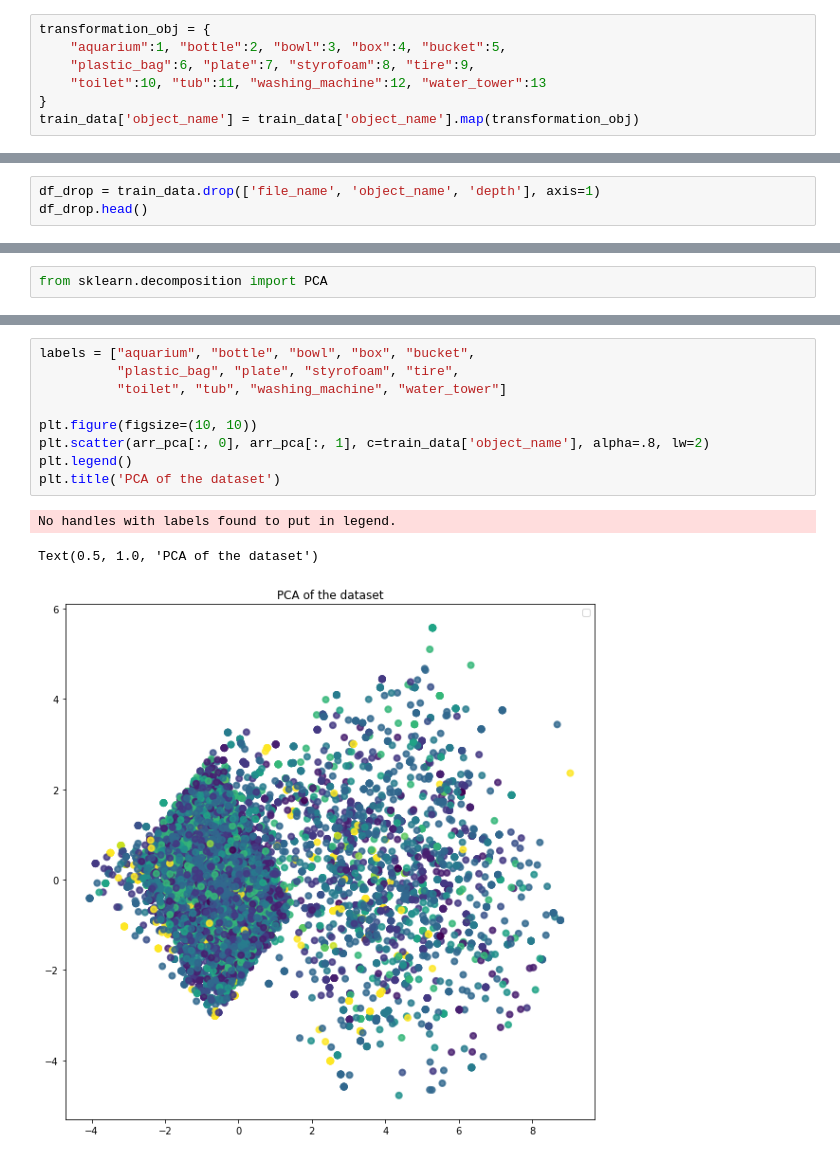
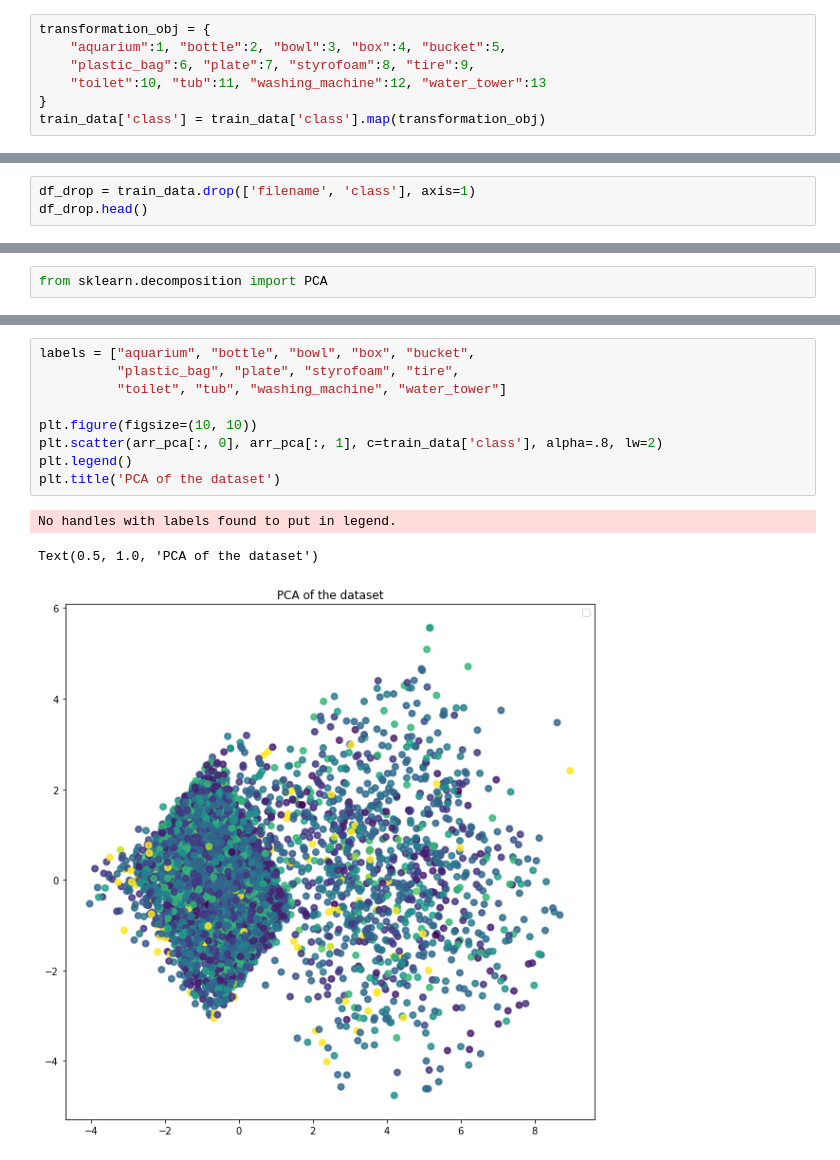
Before and after one commit to ChongMingWei/ICIP_Dengue_fever, a Jupyter notebook: DataAnalysis.ipynb, the cells around one changed output, grey strips where cells are left out. Saved outputs shown, nothing was run; the diff lists cells and outputs as text.

Commit message:
Upload DataAnalysis with new csv

```diff
--- a/DataAnalysis.ipynb
+++ b/DataAnalysis.ipynb
@@ -32,7 +32,7 @@ transformation_obj = {
     "plastic_bag":6, "plate":7, "styrofoam":8, "tire":9,
     "toilet":10, "tub":11, "washing_machine":12, "water_tower":13
 }
-train_data['object_name'] = train_data['object_name'].map(transformation_obj)
+train_data['class'] = train_data['class'].map(transformation_obj)
 # %%
 #checking the NA values
 train_data.isna().sum()
@@ -106,5 +114,5 @@ Name: object_name, dtype: int64
 # %%
-df_drop = train_data.drop(['file_name', 'object_name', 'depth'], axis=1)
+df_drop = train_data.drop(['filename', 'class'], axis=1)
 df_drop.head()
 # %% [output]
 |  | width | height | xmin | ymin | xmax | ymax |
@@ -163,16 +171,16 @@ array([[ 4.80464026,  4.24868259],
 # %%
 labels = ["aquarium", "bottle", "bowl", "box", "bucket",
           "plastic_bag", "plate", "styrofoam", "tire",
           "toilet", "tub", "washing_machine", "water_tower"]
 
 plt.figure(figsize=(10, 10))
-plt.scatter(arr_pca[:, 0], arr_pca[:, 1], c=train_data['object_name'], alpha=.8, lw=2)
+plt.scatter(arr_pca[:, 0], arr_pca[:, 1], c=train_data['class'], alpha=.8, lw=2)
 plt.legend()
 plt.title('PCA of the dataset')
 # %% [output]
 No handles with labels found to put in legend.
 Text(0.5, 1.0, 'PCA of the dataset')
-[figure, old version]
+[figure, new version]
 # %%
 labels = ["aquarium", "bottle", "bowl", "box", "bucket",
           "plastic_bag", "plate", "styrofoam", "tire",
```
Also changed, not shown: parts of 18 cells of this notebook.
